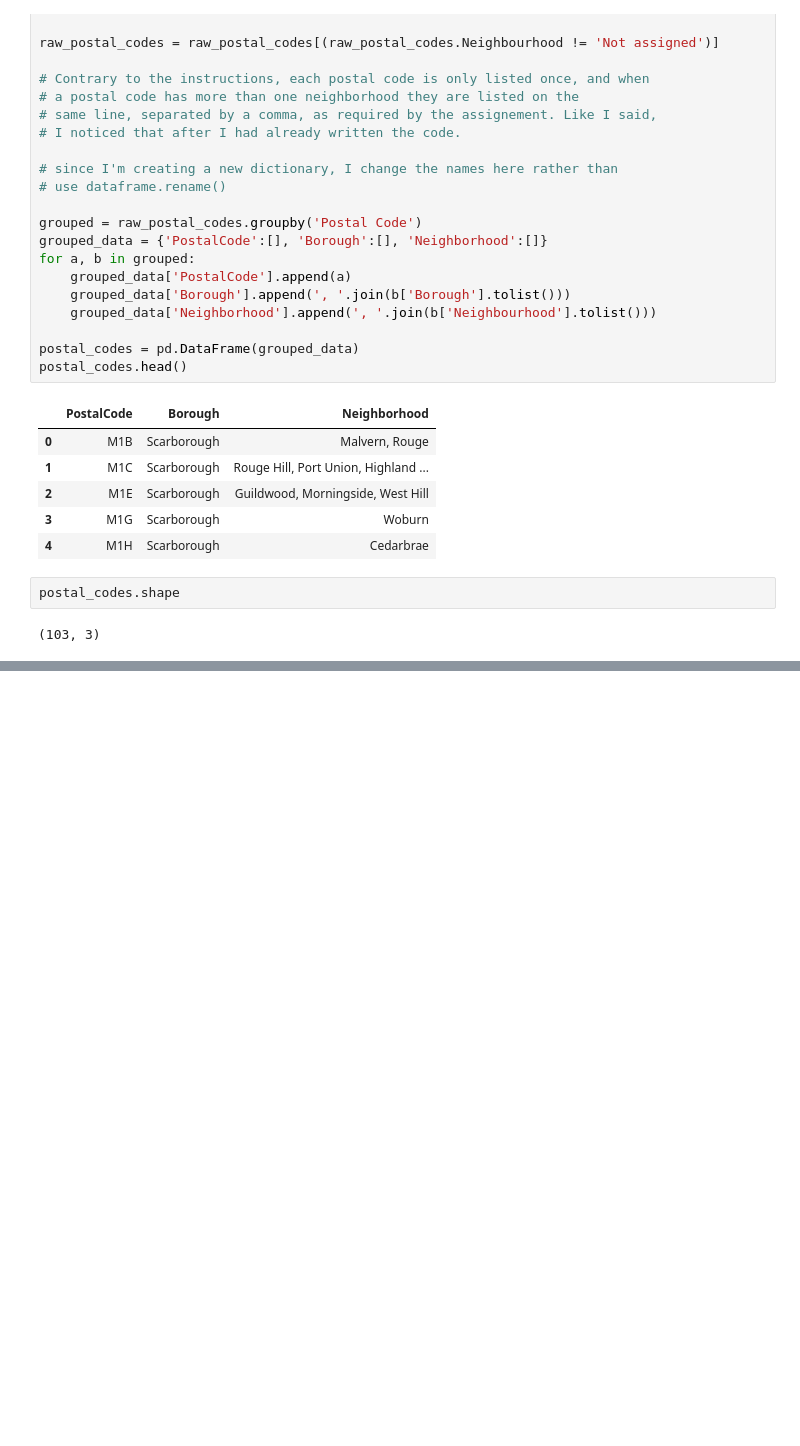
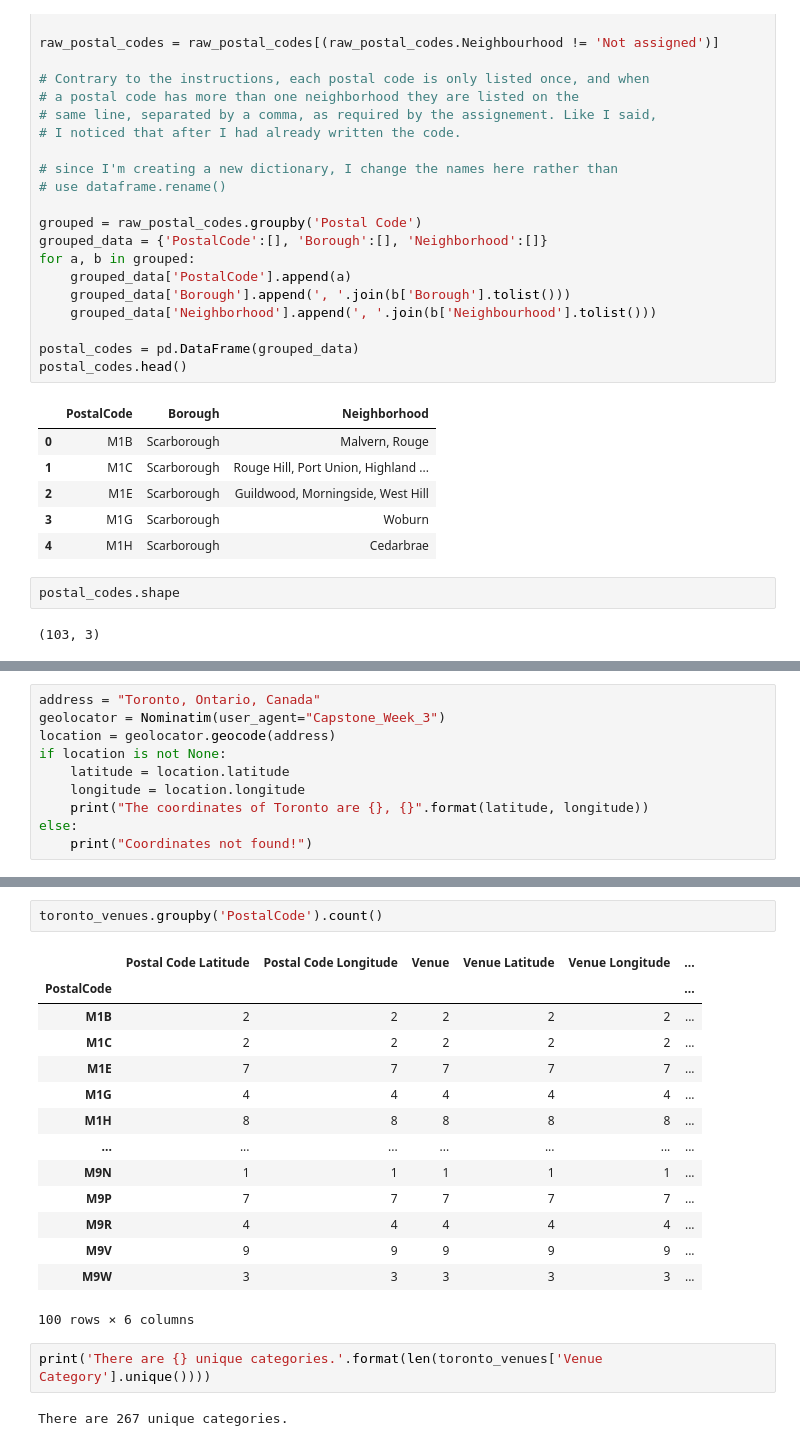
Before and after one commit to jfranklin1607/Cousera_Capstone, a Jupyter notebook: Toronto Neighborhoods.ipynb, the cells around one changed output, grey strips where cells are left out. Saved outputs shown, nothing was run; the diff lists cells and outputs as text; blank space fills up the shorter version.

```diff
--- a/Toronto Neighborhoods.ipynb
+++ b/Toronto Neighborhoods.ipynb
@@ -73,0 +262,10 @@ postal_codes.shape
+# %%
+address = "Toronto, Ontario, Canada"
+geolocator = Nominatim(user_agent="Capstone_Week_3")
+location = geolocator.geocode(address)
+if location is not None:
+    latitude = location.latitude
+    longitude = location.longitude
+    print("The coordinates of Toronto are {}, {}".format(latitude, longitude))
+else:
+    print("Coordinates not found!")
@@ -73,0 +376,21 @@ postal_codes.shape
+# %%
+toronto_venues.groupby('PostalCode').count()
+# %% [output]
+|  | Postal Code Latitude | Postal Code Longitude | Venue | Venue Latitude | Venue Longitude | ... |
+| PostalCode |  |  |  |  |  | ... |
+| M1B | 2 | 2 | 2 | 2 | 2 | ... |
+| M1C | 2 | 2 | 2 | 2 | 2 | ... |
+| M1E | 7 | 7 | 7 | 7 | 7 | ... |
+| M1G | 4 | 4 | 4 | 4 | 4 | ... |
+| M1H | 8 | 8 | 8 | 8 | 8 | ... |
+| ... | ... | ... | ... | ... | ... | ... |
+| M9N | 1 | 1 | 1 | 1 | 1 | ... |
+| M9P | 7 | 7 | 7 | 7 | 7 | ... |
+| M9R | 4 | 4 | 4 | 4 | 4 | ... |
+| M9V | 9 | 9 | 9 | 9 | 9 | ... |
+| M9W | 3 | 3 | 3 | 3 | 3 | ... |
+100 rows × 6 columns
+# %%
+print('There are {} unique categories.'.format(len(toronto_venues['Venue Category'].unique())))
+# %% [output]
+There are 267 unique categories.
```
Also changed, not shown: parts of 27 cells of this notebook.
